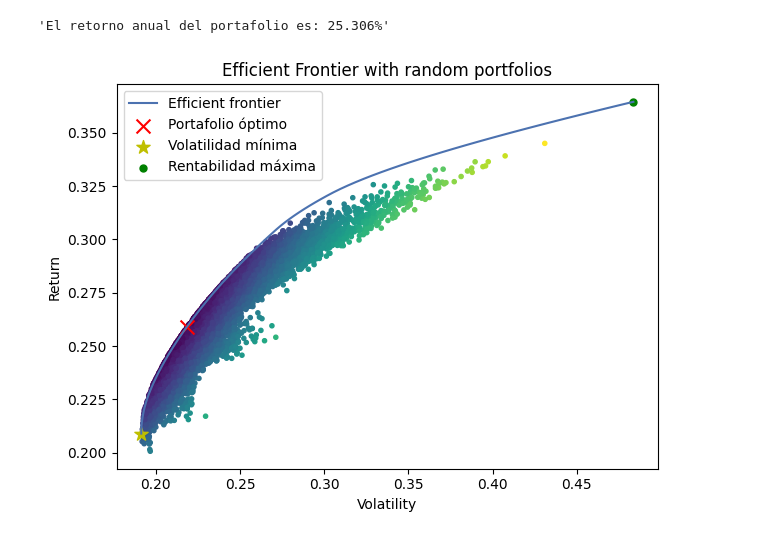
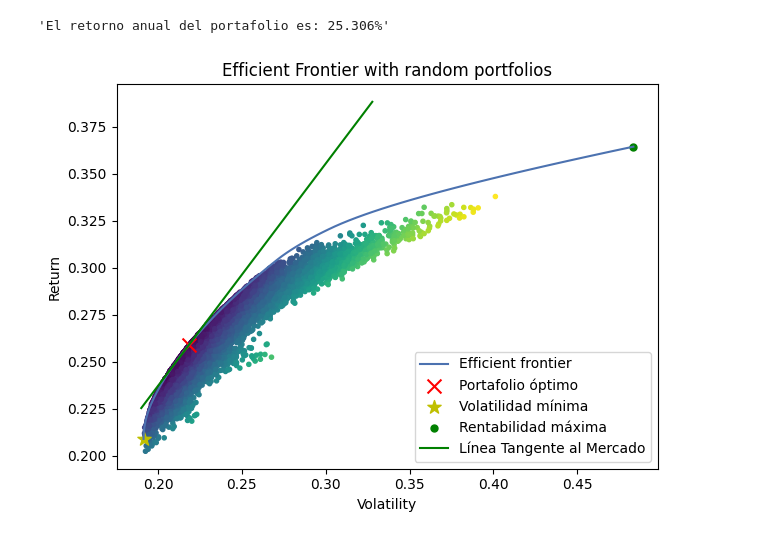
Before and after one commit to gabilang12/finanzas_corporativas, a Jupyter notebook: fc_parte_8.ipynb, the cells around one changed output. Saved outputs shown, nothing was run; the diff lists cells and outputs as text; code cells hidden in the pictures.

Commit message:
linea tangente al mercado

```diff
--- a/fc_parte_8.ipynb
+++ b/fc_parte_8.ipynb
@@ -211,34 +212,46 @@ ef_max_sharpe.max_sharpe()
 ret_tangent, std_tangent, _ = ef_max_sharpe.portfolio_performance()
 
 #encontrar el portafolio de mínima volatilidad
 ef_min_volatility = ef.deepcopy()
 ef_min_volatility.min_volatility()
 ret_min_vol, std_min_vol, _ = ef_min_volatility.portfolio_performance()
 
 #Generar portafolios random
 n_samples = 30000
 w = np.random.dirichlet(np.ones(ef.n_assets), n_samples)
 rets = w.dot(ef.expected_returns)
 stds = np.sqrt(np.diag(w @ ef.cov_matrix @ w.T))
 sharpes = rets / stds
 ax.scatter(stds, rets, marker=".", c=sharpes, cmap="viridis_r")
 
 #Gráfica
 ax.set_title("Efficient Frontier with random portfolios")
 plotting.plot_efficient_frontier(ef, ax=ax, show_assets=False)
 ax.scatter(std_tangent, ret_tangent, marker="x", s=100, c="r", label="Portafolio óptimo")
 ax.scatter(std_min_vol, ret_min_vol, marker="*", s=100, c="y", label="Volatilidad mínima")
 
 #encontrar el portafolio de máxima rentabilidad
 ef2 = ef.deepcopy()
 rent_max, vol_max, shp_max = ef2.portfolio_performance()
 ax.scatter(vol_max, rent_max, marker=".", s=100, c="g", label="Rentabilidad máxima")
 
+#Linea tangente al mercado
+rf_return = 0.0007 #rendimiento del activo libre de riesgo
+rf_std = 0  #La volatilidad del activo libre de riesgo suele ser cero
+
+slope = (ret_tangent - rf_return) / std_tangent # Calcular la pendiente de la línea tangente (Slope)
+
+# Calcular el rendimiento para diferentes niveles de volatilidad (X)
+X = np.linspace(0.19, 1.5 * std_tangent, 100)
+Y = rf_return + slope * X
+
+plt.plot(X, Y, label='Línea Tangente al Mercado', color='green') #grafica de la línea
+
 ax.legend()
 plt.tight_layout()
 plt.show()
 # %% [output]
-[figure, old version]
+[figure, new version]
 # %%
 #Distribución de los pesos con cada portafolio
 print("Portafolio de máxima rentabilidad:", ef2.clean_weights())
```
Also changed, not shown: parts of 5 cells of this notebook.
